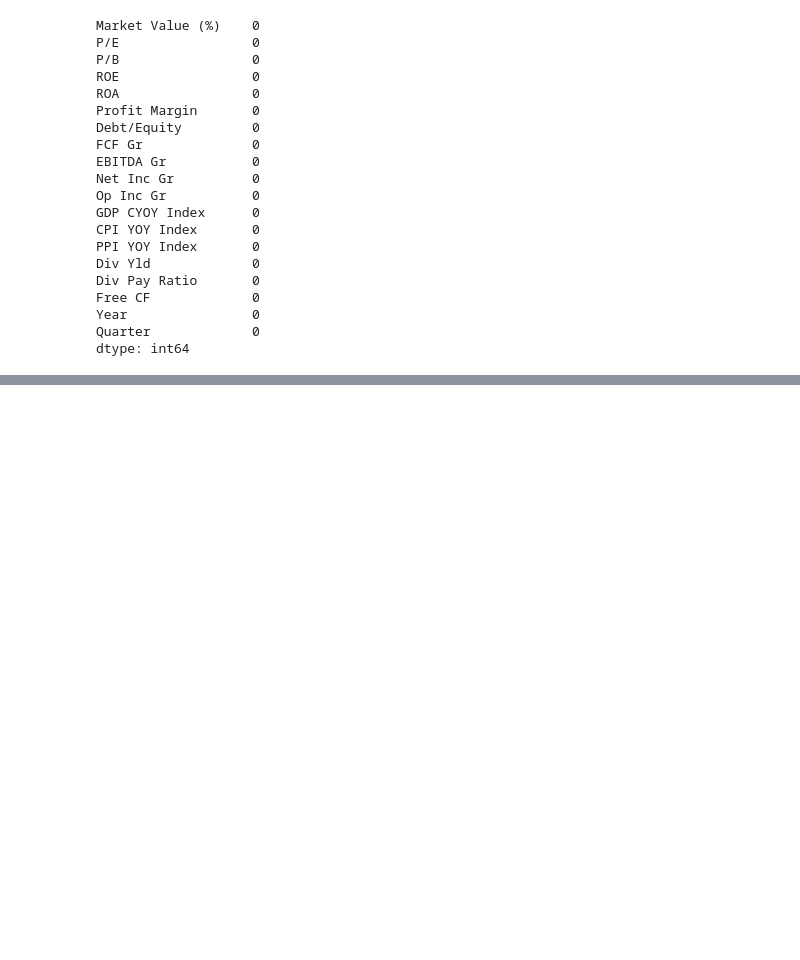
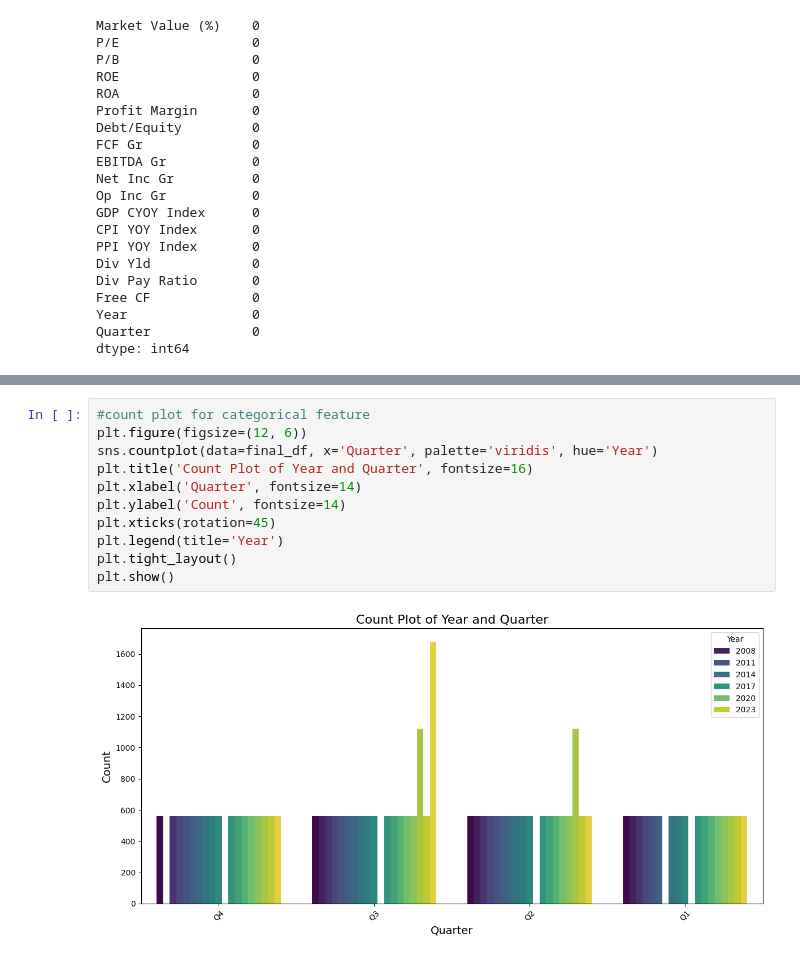
Before and after one commit to amita29patil/team_lambda, a Jupyter notebook: cleaning.ipynb, the cells around one changed output, grey strips where cells are left out. Cells and saved outputs as stored; diff of their text form; blank space fills up the shorter version.

```diff
--- a/cleaning.ipynb
+++ b/cleaning.ipynb
@@ -247,0 +297,13 @@ dtype: int64
+# %%
+#count plot for categorical feature
+plt.figure(figsize=(12, 6))
+sns.countplot(data=final_df, x='Quarter', palette='viridis', hue='Year')
+plt.title('Count Plot of Year and Quarter', fontsize=16)
+plt.xlabel('Quarter', fontsize=14)
+plt.ylabel('Count', fontsize=14)
+plt.xticks(rotation=45)
+plt.legend(title='Year')
+plt.tight_layout()
+plt.show()
+# %% [output]
+[figure, added]
```
Also changed, not shown: parts of 4 cells of this notebook.
